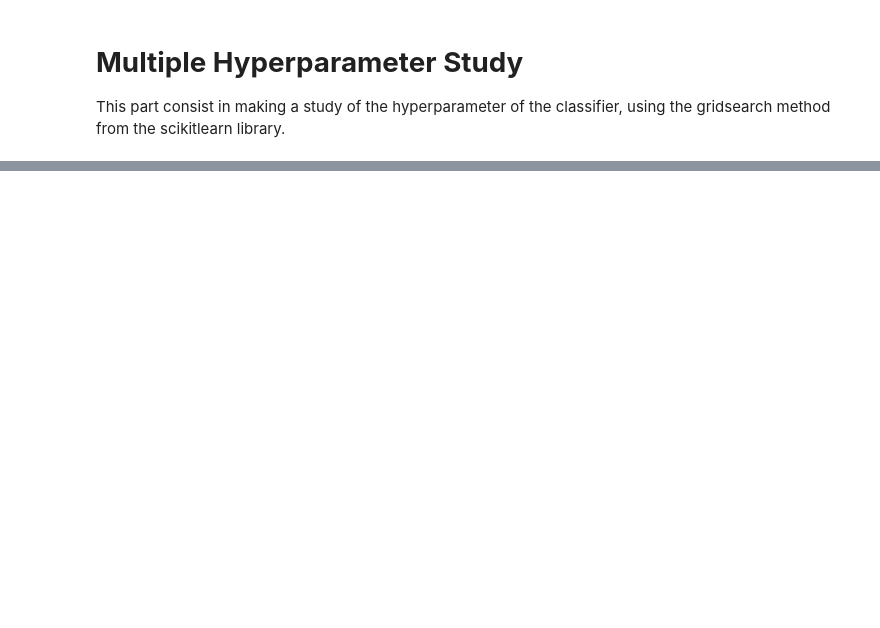
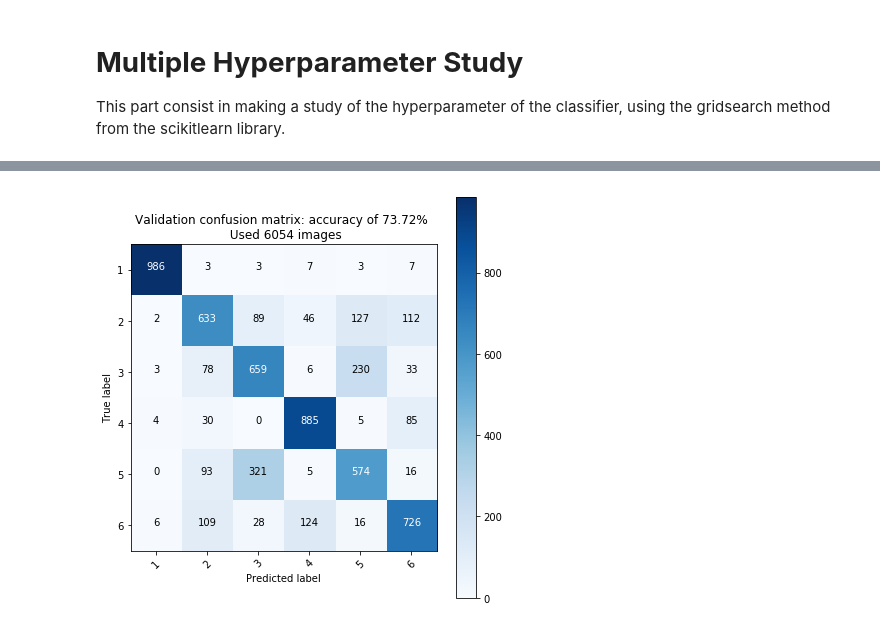
Before and after one commit to fernandolucasaa/Dice-Identification, a Jupyter notebook: secondAnalyse/knn.ipynb, the cells around one changed output, grey strips where cells are left out. Saved outputs shown, nothing was run; the diff lists cells and outputs as text; code cells hidden in the pictures; blank space fills up the shorter version.

```diff
--- a/secondAnalyse/knn.ipynb
+++ b/secondAnalyse/knn.ipynb
@@ -394,0 +223,4 @@ Using: 2664 images to validate
+# %%
+visualize_knn_Model(best_knn_classifier, X_validation, Y_validation,'./Results/knn/best_validation', 'Validation')
+# %% [output]
+[figure, added]
```
Also changed, not shown: parts of 42 cells of this notebook, 22 other files.
